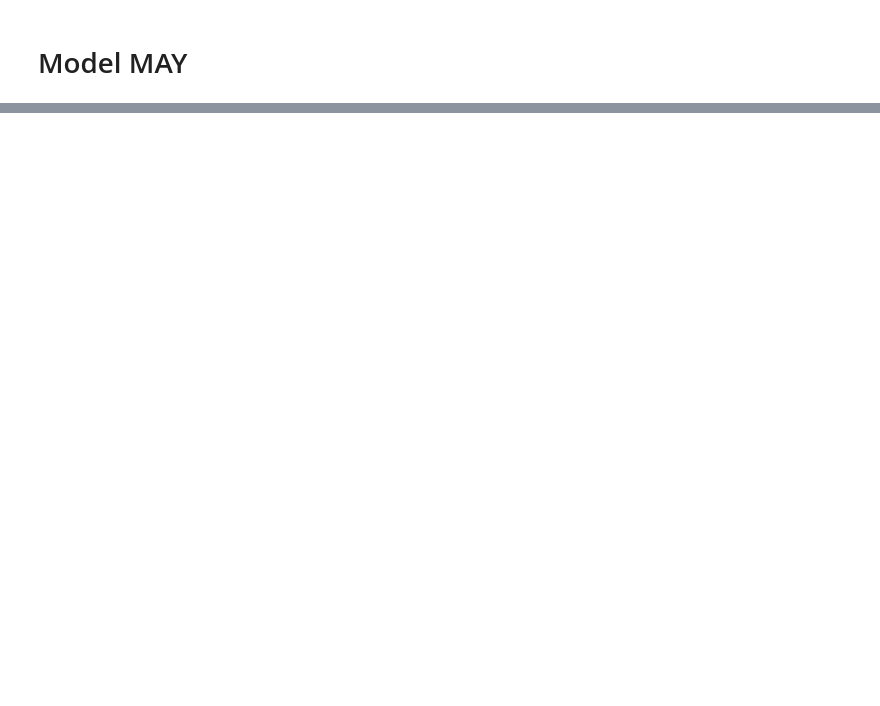
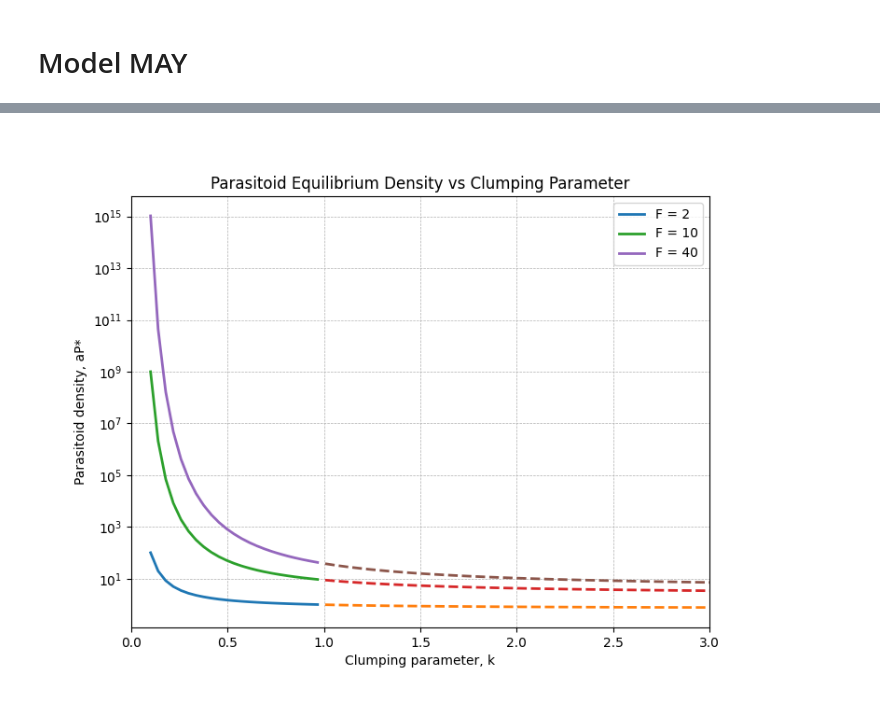
Before and after one commit to BryPhysic/Lotka_Volterra_pray_predator_model, a Jupyter notebook: python/Lotka-volterra.ipynb, the cells around one changed output, grey strips where cells are left out. Cells and saved outputs as stored; diff of their text form; code cells hidden in the pictures; blank space fills up the shorter version.

```diff
--- a/python/Lotka-volterra.ipynb
+++ b/python/Lotka-volterra.ipynb
@@ -198,0 +296,41 @@ HBox(children=(VBox(children=(FloatSlider(value=2.0, description='Host Reproduct
+# %%
+import numpy as np
+import matplotlib.pyplot as plt
+
+# Parámetros según la teoría de May
+F_values = [ 2, 10,40]  # Diferentes valores de fecundidad del hospedador
+k_values = np.linspace(0.1, 4, 100)  # Rango del parámetro de agrupamiento k
+a = 3  # Escalamiento arbitrario de la tasa de búsqueda
+
+# Función para calcular la densidad de parasitoides en equilibrio
+def parasitoid_density(F, k):
+    return k * (F**(1/k) - 1)
+
+# Crear la figura
+plt.figure(figsize=(8, 6))
+
+# Graficar para cada valor de F
+for F in F_values:
+    aP_star = parasitoid_density(F, k_values)
+    stable_k = k_values < 1  # Según la teoría, k < 1 es estable
+    unstable_k = ~stable_k  # k >= 1 es inestable
+
+    # Parte estable (línea sólida)
+    plt.plot(k_values[stable_k], aP_star[stable_k], label=f"F = {F}", linewidth=2)
+
+    # Parte inestable (línea discontinua)
+    plt.plot(k_values[unstable_k], aP_star[unstable_k], linestyle='dashed', linewidth=2)
+
+# Configuración del gráfico
+plt.xlim(0, 3)
+plt.yscale("log")  # Escala logarítmica para la densidad de parasitoides
+plt.xlabel("Clumping parameter, k")
+plt.ylabel("Parasitoid density, aP*")
+plt.title("Parasitoid Equilibrium Density vs Clumping Parameter")
+plt.legend()
+plt.grid(True, which="both", linestyle="--", linewidth=0.5)
+
+# Mostrar la figura
+plt.show()
+# %% [output]
+[figure, added]
```
Also changed, not shown: parts of 1 cell of this notebook.
